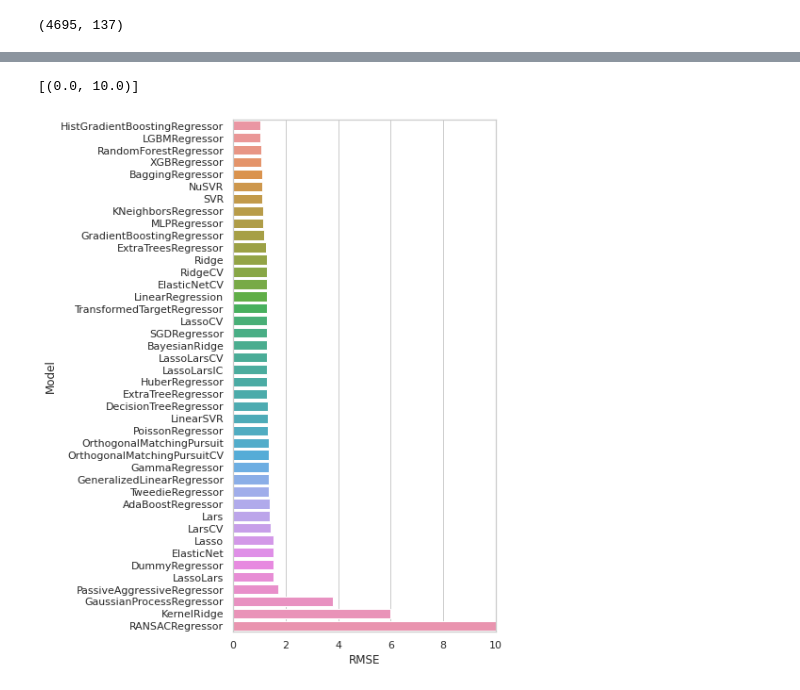
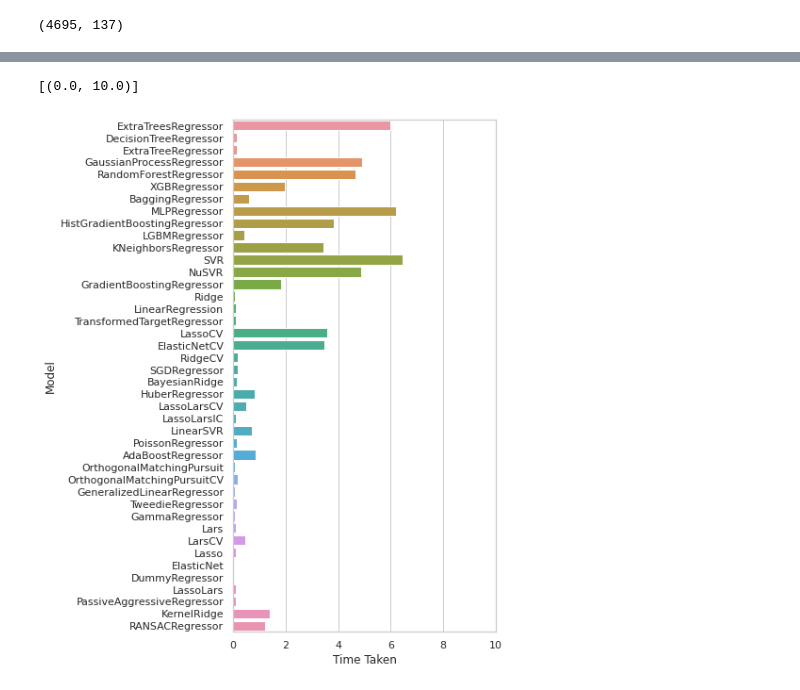
Before and after one commit to diyaarul2981/HBDrug_Dev_C, a Jupyter notebook: CDD_ML_Part_5_Acetylcholinesterase_Compare_Regressors.ipynb, the cells around one changed output, grey strips where cells are left out. Saved outputs shown, nothing was run; the diff lists cells and outputs as text; code cells hidden in the pictures.

```diff
--- a/CDD_ML_Part_5_Acetylcholinesterase_Compare_Regressors.ipynb
+++ b/CDD_ML_Part_5_Acetylcholinesterase_Compare_Regressors.ipynb
@@ -77,4 +78,5 @@ X_train, X_test, Y_train, Y_test = train_test_split(X, Y, test_size=0.2, random_
 # %%
-#defining and building lazy classifier
+# Defines and builds the lazyclassifier
 clf = LazyRegressor(verbose=0,ignore_warnings=True, custom_metric=None)
-train, test=clf.fit(X_train, X_test, Y_train, Y_test)
+models_train,predictions_train = clf.fit(X_train, X_train, Y_train, Y_train)
+models_test,predictions_test = clf.fit(X_train, X_test, Y_train, Y_test)
@@ -139,12 +134,12 @@ ax.set(xlim=(0, 1))
 # %%
-# Bar plot of RMSE values
+# Bar plot of calculation time
 import matplotlib.pyplot as plt
 import seaborn as sns
 
 plt.figure(figsize=(5, 10))
 sns.set_theme(style="whitegrid")
-ax = sns.barplot(y=train.index, x="RMSE", data=train)
+ax = sns.barplot(y=predictions_train.index, x="Time Taken", data=predictions_train)
 ax.set(xlim=(0, 10))
 # %% [output]
 [(0.0, 10.0)]
-[figure, old version]
+[figure, new version]
```
Also changed, not shown: parts of 20 cells of this notebook.
